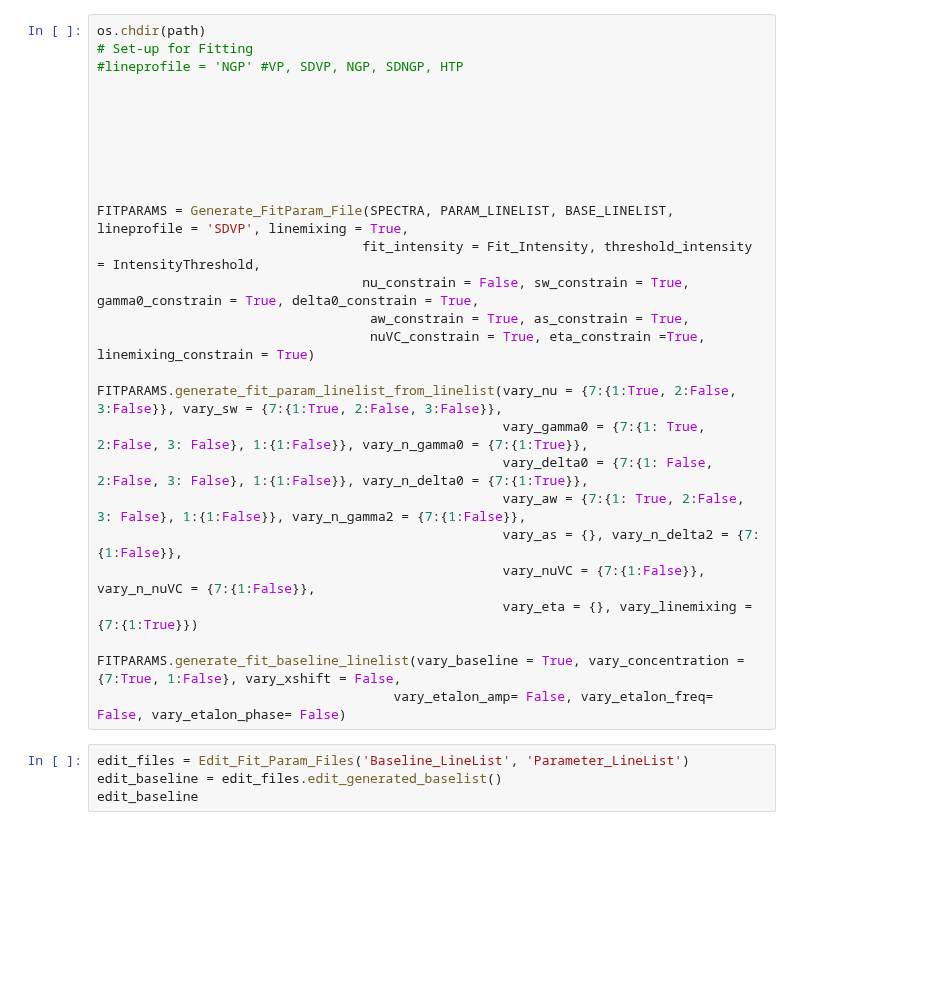
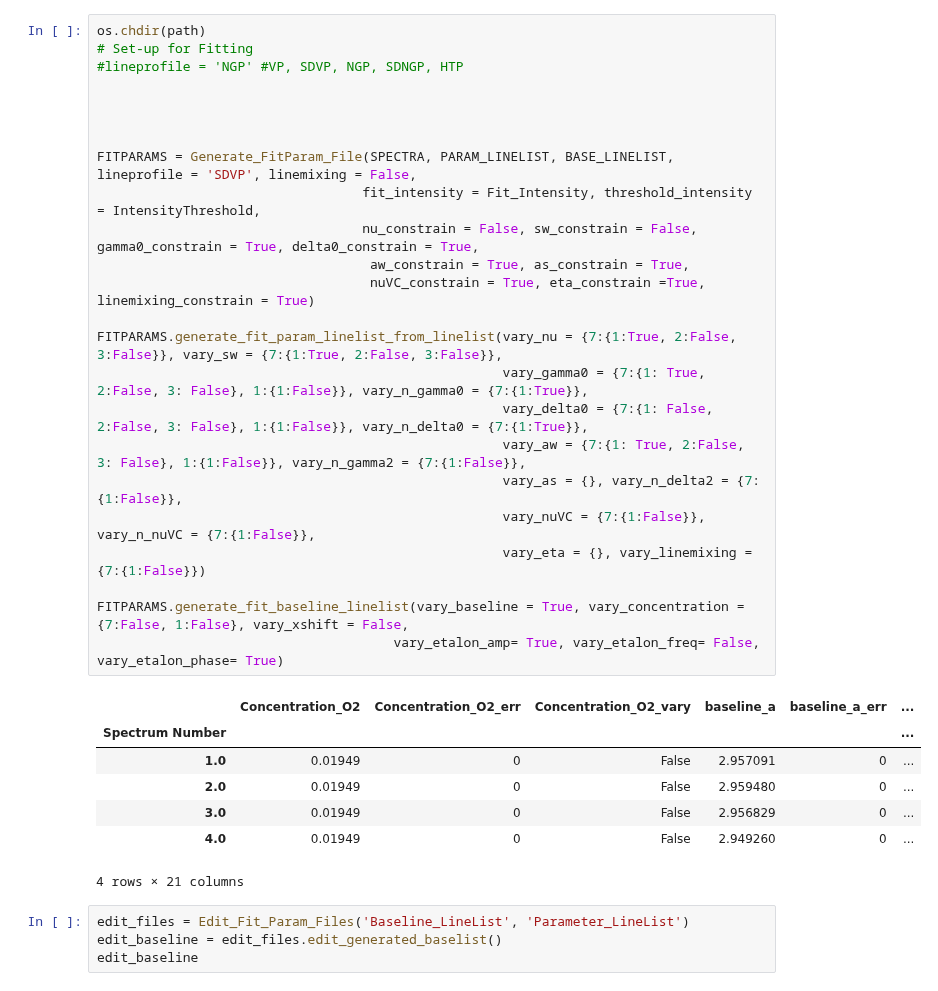
Before and after one commit to usnistgov/MATS, a Jupyter notebook: From DataFrame/Examples/A-Band/Fitting_Protocol_190409.ipynb, the cells around one changed output. Cells and saved outputs as stored; diff of their text form; blank space fills up the shorter version.

```diff
--- a/From DataFrame/Examples/A-Band/Fitting_Protocol_190409.ipynb
+++ b/From DataFrame/Examples/A-Band/Fitting_Protocol_190409.ipynb
@@ -78,30 +86,35 @@ print (SPECTRA.get_number_nominal_temperatures())
 # %%
 os.chdir(path)
 # Set-up for Fitting
 #lineprofile = 'NGP' #VP, SDVP, NGP, SDNGP, HTP
 
 
 
 
-
-
-
-FITPARAMS = Generate_FitParam_File(SPECTRA, PARAM_LINELIST, BASE_LINELIST, lineprofile = 'SDVP', linemixing = True,
+FITPARAMS = Generate_FitParam_File(SPECTRA, PARAM_LINELIST, BASE_LINELIST, lineprofile = 'SDVP', linemixing = False,
                                   fit_intensity = Fit_Intensity, threshold_intensity = IntensityThreshold,
-                                  nu_constrain = False, sw_constrain = True, gamma0_constrain = True, delta0_constrain = True,
+                                  nu_constrain = False, sw_constrain = False, gamma0_constrain = True, delta0_constrain = True,
                                    aw_constrain = True, as_constrain = True,
                                    nuVC_constrain = True, eta_constrain =True, linemixing_constrain = True)
 
 FITPARAMS.generate_fit_param_linelist_from_linelist(vary_nu = {7:{1:True, 2:False, 3:False}}, vary_sw = {7:{1:True, 2:False, 3:False}},
                                                     vary_gamma0 = {7:{1: True, 2:False, 3: False}, 1:{1:False}}, vary_n_gamma0 = {7:{1:True}},
                                                     vary_delta0 = {7:{1: False, 2:False, 3: False}, 1:{1:False}}, vary_n_delta0 = {7:{1:True}},
                                                     vary_aw = {7:{1: True, 2:False, 3: False}, 1:{1:False}}, vary_n_gamma2 = {7:{1:False}},
                                                     vary_as = {}, vary_n_delta2 = {7:{1:False}},
                                                     vary_nuVC = {7:{1:False}}, vary_n_nuVC = {7:{1:False}},
-                                                    vary_eta = {}, vary_linemixing = {7:{1:True}})
+                                                    vary_eta = {}, vary_linemixing = {7:{1:False}})
 
-FITPARAMS.generate_fit_baseline_linelist(vary_baseline = True, vary_concentration = {7:True, 1:False}, vary_xshift = False,
-                                      vary_etalon_amp= False, vary_etalon_freq= False, vary_etalon_phase= False)
+FITPARAMS.generate_fit_baseline_linelist(vary_baseline = True, vary_concentration = {7:False, 1:False}, vary_xshift = False,
+                                      vary_etalon_amp= True, vary_etalon_freq= False, vary_etalon_phase= True)
+# %% [output]
+|  | Concentration_O2 | Concentration_O2_err | Concentration_O2_vary | baseline_a | baseline_a_err | ... |
+| Spectrum Number |  |  |  |  |  | ... |
+| 1.0 | 0.01949 | 0 | False | 2.957091 | 0 | ... |
+| 2.0 | 0.01949 | 0 | False | 2.959480 | 0 | ... |
+| 3.0 | 0.01949 | 0 | False | 2.956829 | 0 | ... |
+| 4.0 | 0.01949 | 0 | False | 2.949260 | 0 | ... |
+4 rows × 21 columns
 # %%
 edit_files = Edit_Fit_Param_Files('Baseline_LineList', 'Parameter_LineList')
 edit_baseline = edit_files.edit_generated_baselist()
```
Also changed, not shown: parts of 4 cells of this notebook.
